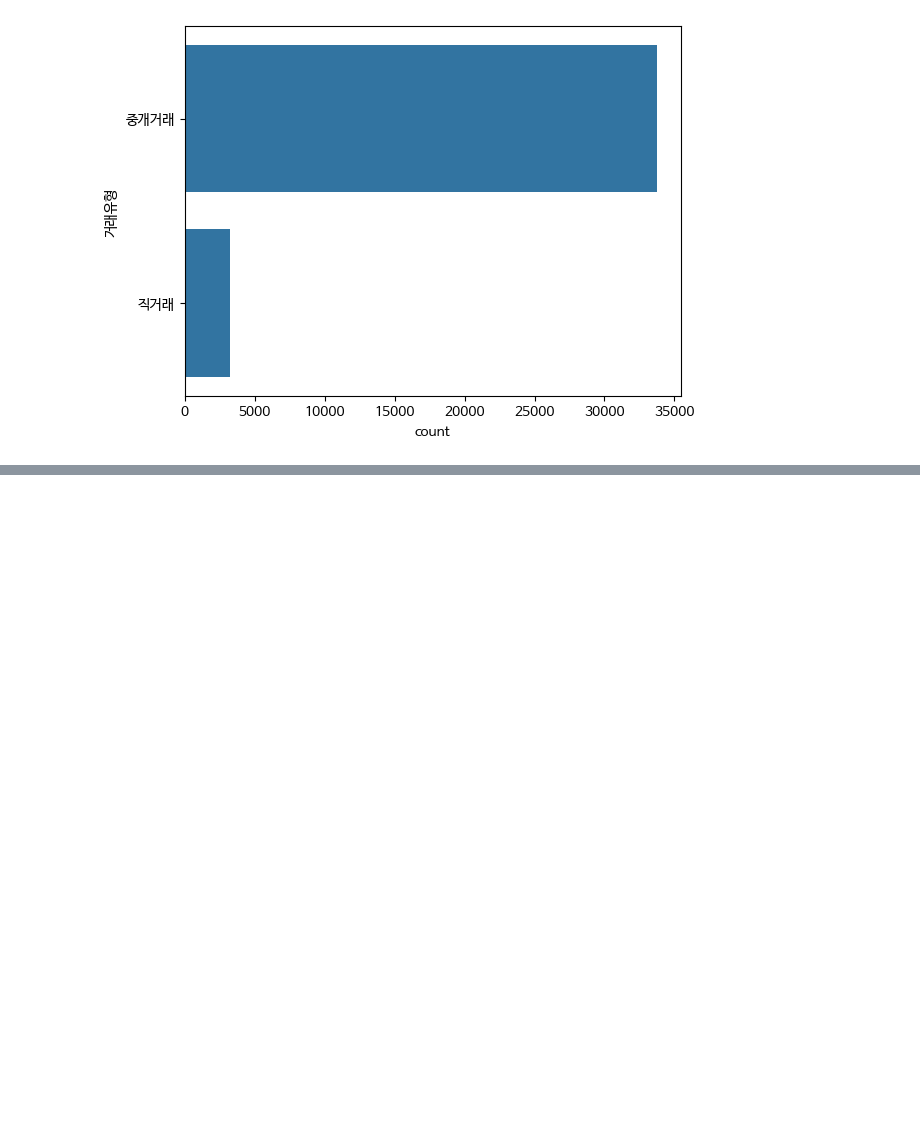
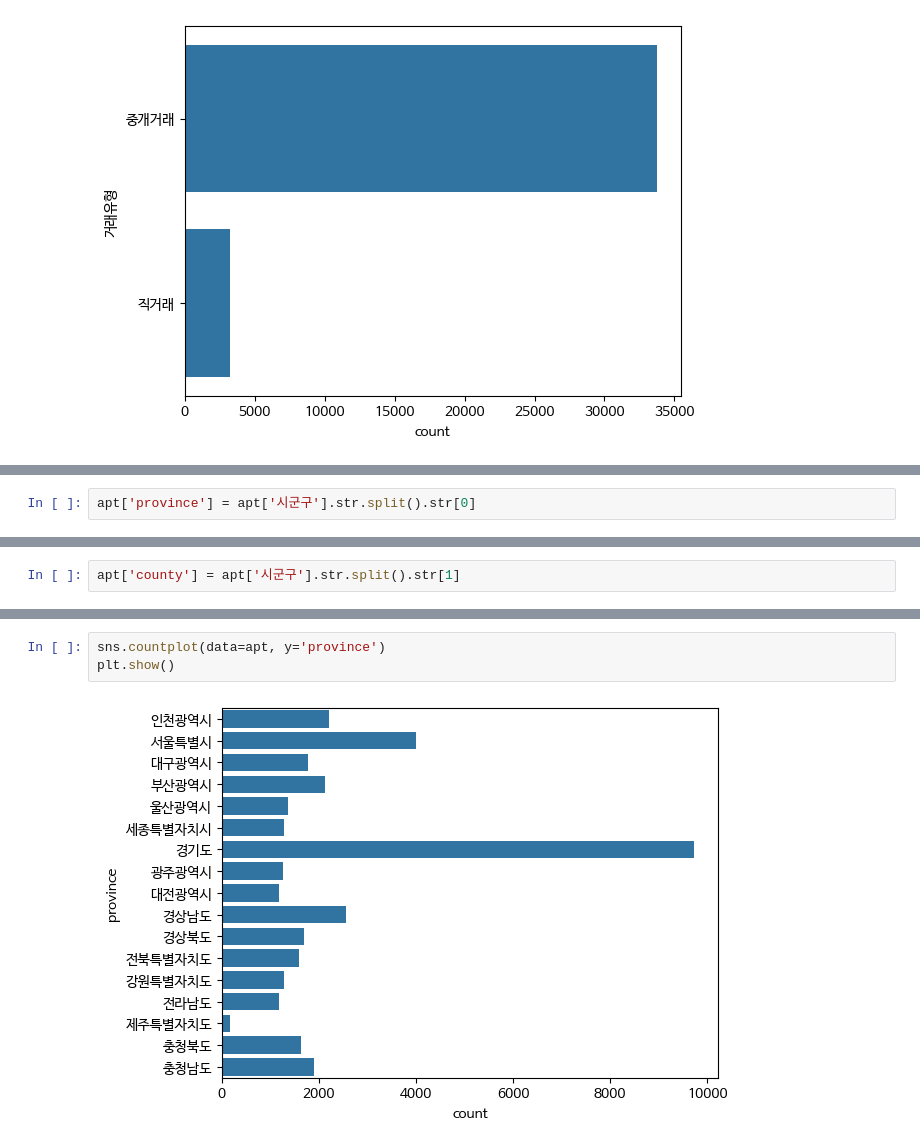
Before and after one commit to JakeOh/202504_itwill_oracle88, a Jupyter notebook: python24.ipynb, the cells around one changed output, grey strips where cells are left out. Saved outputs shown, nothing was run; the diff lists cells and outputs as text; blank space fills up the shorter version.

```diff
--- a/python24.ipynb
+++ b/python24.ipynb
@@ -196,0 +208,2 @@ plt.show()
+# %%
+apt['province'] = apt['시군구'].str.split().str[0]
@@ -196,0 +220,2 @@ plt.show()
+# %%
+apt['county'] = apt['시군구'].str.split().str[1]
@@ -196,0 +256,5 @@ plt.show()
+# %%
+sns.countplot(data=apt, y='province')
+plt.show()
+# %% [output]
+[figure, added]
```
Also changed, not shown: parts of 27 cells of this notebook.
